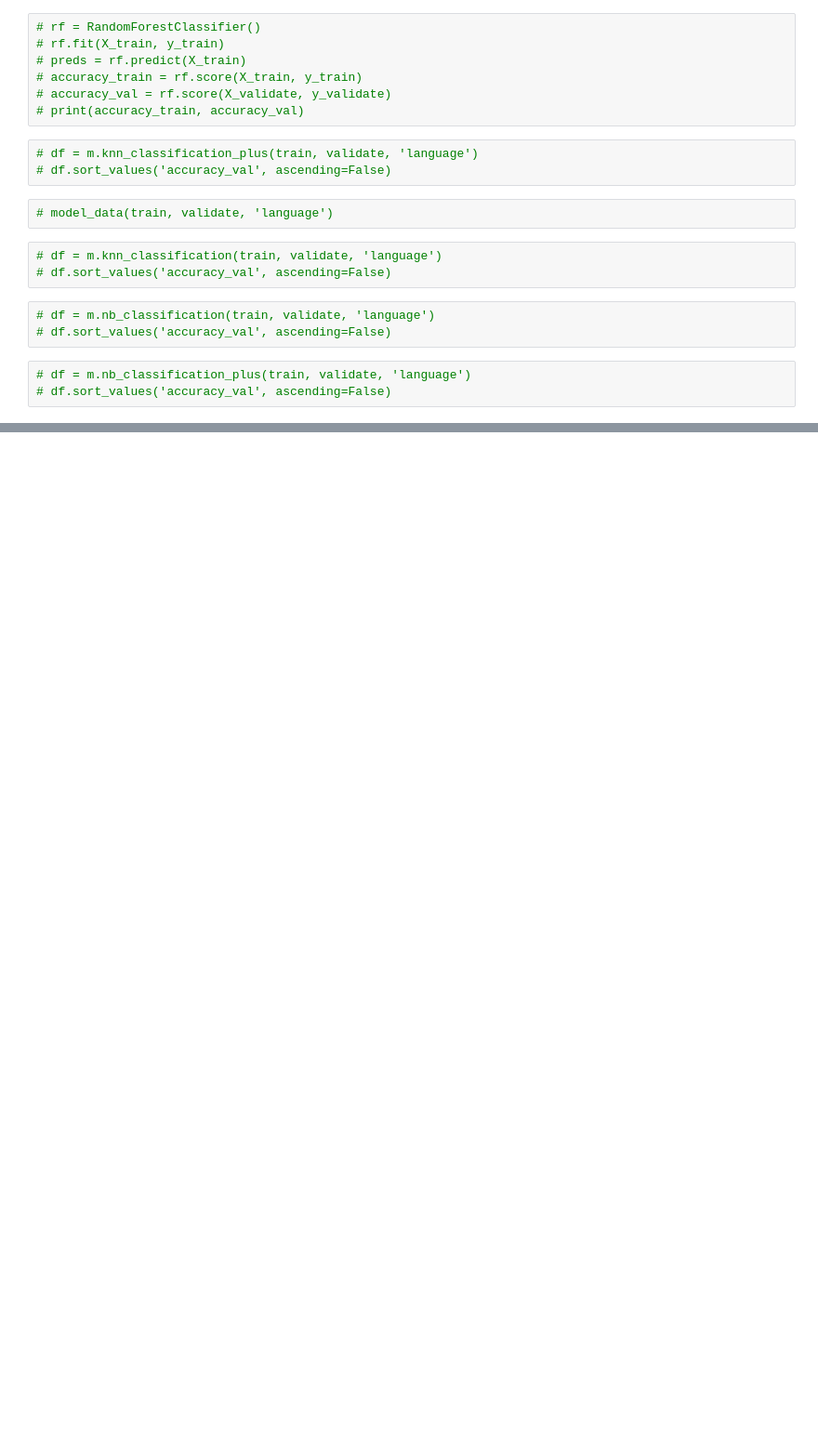
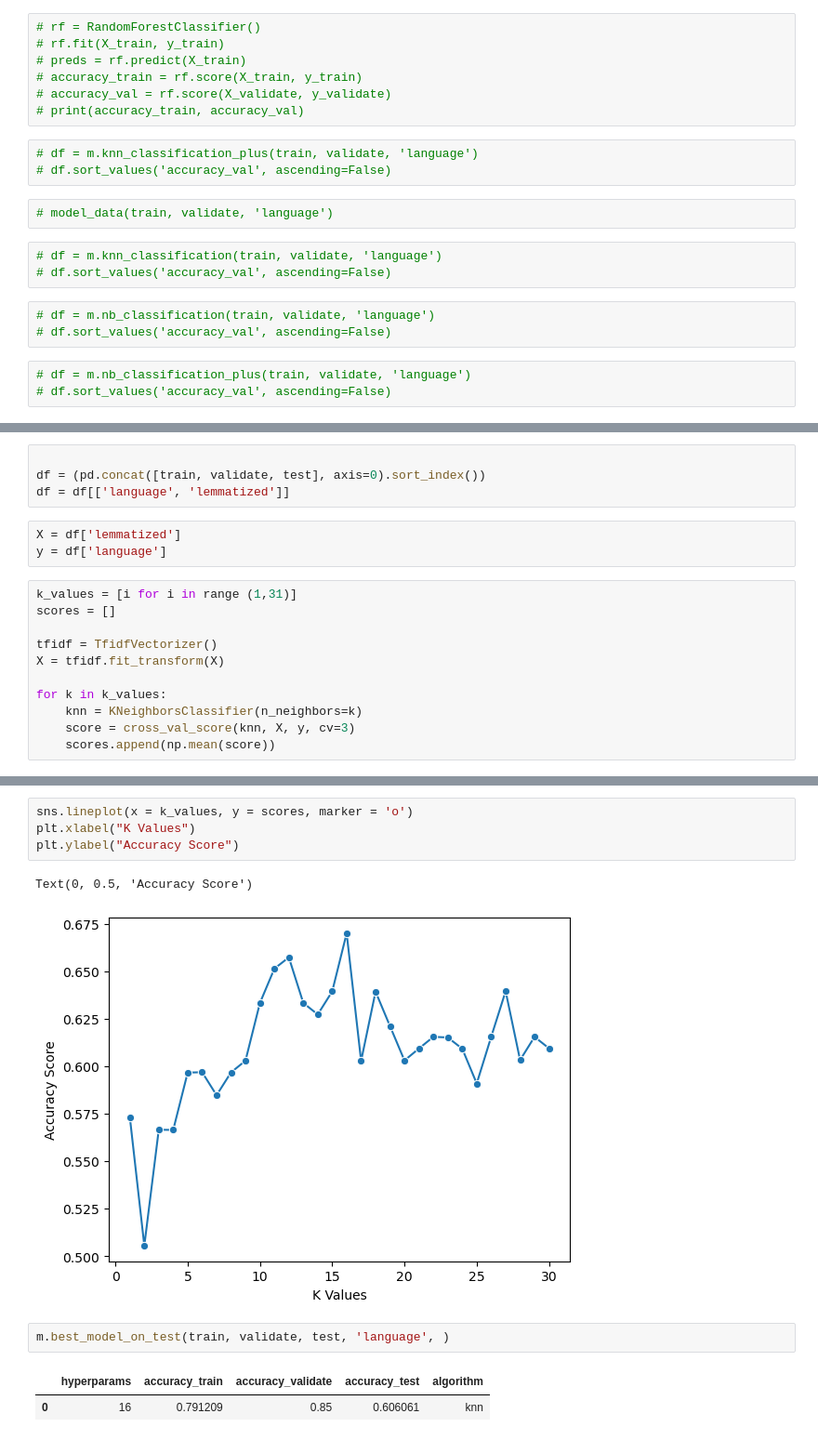
Before and after one commit to EasyNLPeasy/nlp_team_project, a Jupyter notebook: modeling2.ipynb, the cells around one changed output, grey strips where cells are left out. Shown: that part at 93% size. Saved outputs shown, nothing was run; the diff lists cells and outputs as text; blank space fills up the shorter version.

Commit message:
updated README, modeling.py, modeling2.ipynb

```diff
--- a/modeling2.ipynb
+++ b/modeling2.ipynb
@@ -83,0 +109,18 @@ m.model_data_plus(train, validate, 'language')
+# %%
+
+df = (pd.concat([train, validate, test], axis=0).sort_index())
+df = df[['language', 'lemmatized']]
+# %%
+X = df['lemmatized']
+y = df['language']
+# %%
+k_values = [i for i in range (1,31)]
+scores = []
+
+tfidf = TfidfVectorizer()
+X = tfidf.fit_transform(X)
+
+for k in k_values:
+    knn = KNeighborsClassifier(n_neighbors=k)
+    score = cross_val_score(knn, X, y, cv=3)
+    scores.append(np.mean(score))
@@ -83,0 +147,12 @@ m.model_data_plus(train, validate, 'language')
+# %%
+sns.lineplot(x = k_values, y = scores, marker = 'o')
+plt.xlabel("K Values")
+plt.ylabel("Accuracy Score")
+# %% [output]
+Text(0, 0.5, 'Accuracy Score')
+[figure, added]
+# %%
+m.best_model_on_test(train, validate, test, 'language', )
+# %% [output]
+|  | hyperparams | accuracy_train | accuracy_validate | accuracy_test | algorithm |
+| 0 | 16 | 0.791209 | 0.85 | 0.606061 | knn |
```
Also changed, not shown: parts of 6 cells of this notebook, 2 other files.
